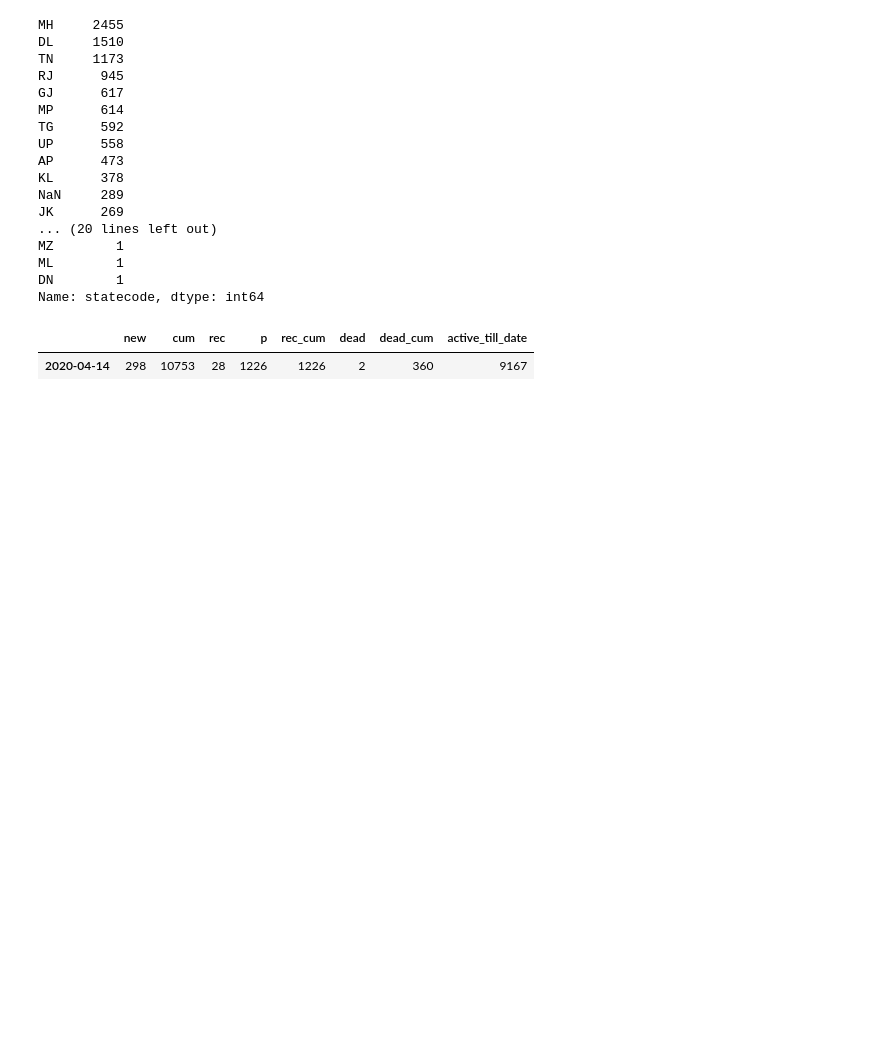
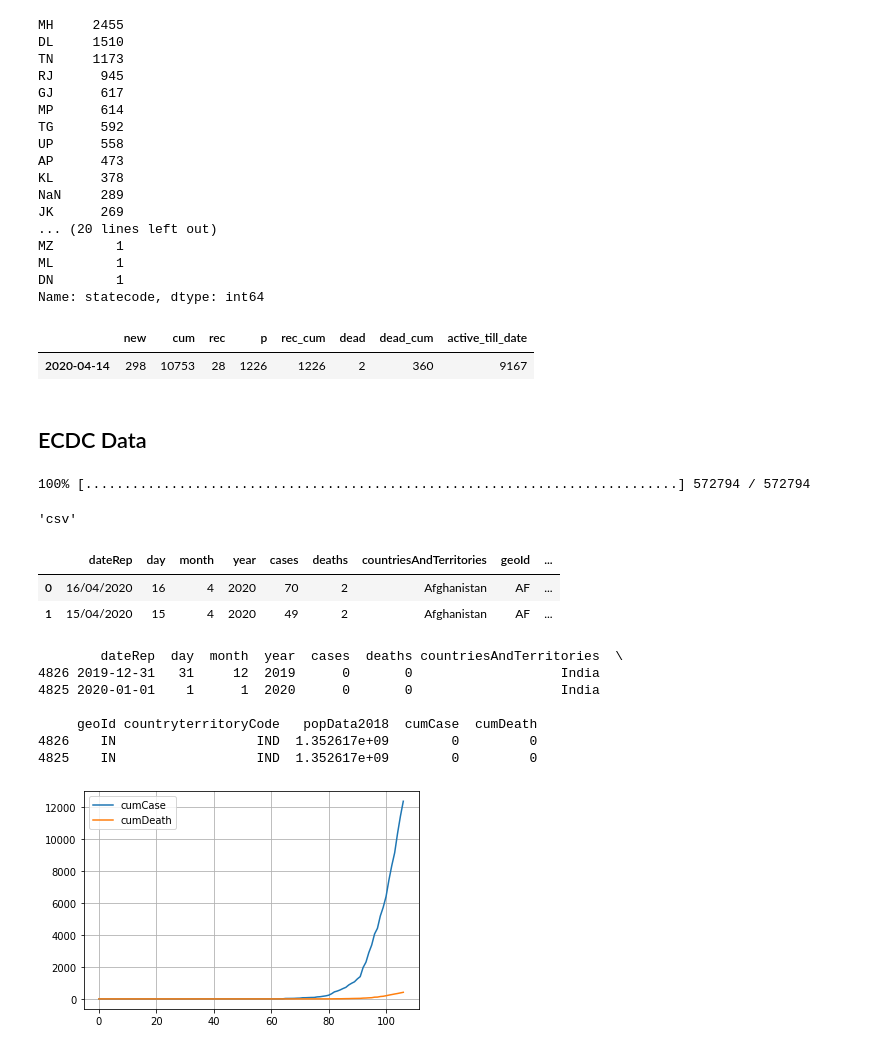
Before and after one commit to omkar1610/COVID-19, a Jupyter notebook: First/getting data.ipynb, the cells around one changed output. Drawn from its saved outputs; the diff is of its cells as text; code cells hidden in the pictures; blank space fills up the shorter version.

```diff
--- a/First/getting data.ipynb
+++ b/First/getting data.ipynb
@@ -218,3 +235,49 @@ new_case_count[-1:]
 # %% [output]
 |  | new | cum | rec | p | rec_cum | dead | dead_cum | active_till_date |
 | 2020-04-14 | 298 | 10753 | 28 | 1226 | 1226 | 2 | 360 | 9167 |
+# %% [markdown]
+## ECDC Data
+# %%
+ecdc = "https://opendata.ecdc.europa.eu/covid19/casedistribution/csv"
+ecdc_file = wget.download(ecdc)
+ecdc_file
+# %% [output]
+100% [............................................................................] 572794 / 572794
+'csv'
+# %%
+ecdc_df = pd.read_csv(ecdc_file)
+# %%
+ecdc_df.head(2)
+# %% [output]
+|  | dateRep | day | month | year | cases | deaths | countriesAndTerritories | geoId | ... |
+| 0 | 16/04/2020 | 16 | 4 | 2020 | 70 | 2 | Afghanistan | AF | ... |
+| 1 | 15/04/2020 | 15 | 4 | 2020 | 49 | 2 | Afghanistan | AF | ... |
+# %%
+ecdc_df['dateRep'] = ecdc_df['dateRep'].apply(lambda x : datetime.strptime(x, "%d/%m/%Y"))
+# %%
+def curate(ecdc_df, geoID):
+
+    in_ecdc = ecdc_df[ecdc_df['geoId'] == geoID].sort_values(by = 'dateRep')
+    in_ecdc['cumCase'] = in_ecdc['cases'].cumsum()
+    in_ecdc['cumDeath'] = in_ecdc['deaths'].cumsum()
+    return in_ecdc
+
+def func(ecdc_df, geoID):
+
+    in_ecdc = curate(ecdc_df, geoID)
+    plt.plot([i for i in range(len(in_ecdc['cumCase']))], in_ecdc['cumCase'], label = "cumCase")
+    plt.plot([i for i in range(len(in_ecdc['cumDeath']))], in_ecdc['cumDeath'], label = "cumDeath")
+    plt.grid(True)
+    plt.legend()
+    print(in_ecdc.head(2))
+# %%
+func(ecdc_df, "IN")
+# %% [output]
+        dateRep  day  month  year  cases  deaths countriesAndTerritories  \
+4826 2019-12-31   31     12  2019      0       0                   India
+4825 2020-01-01    1      1  2020      0       0                   India
+
+     geoId countryterritoryCode   popData2018  cumCase  cumDeath
+4826    IN                  IND  1.352617e+09        0         0
+4825    IN                  IND  1.352617e+09        0         0
+[figure, added]
```
Also changed, not shown: parts of 1 cell of this notebook, 2 other files.
